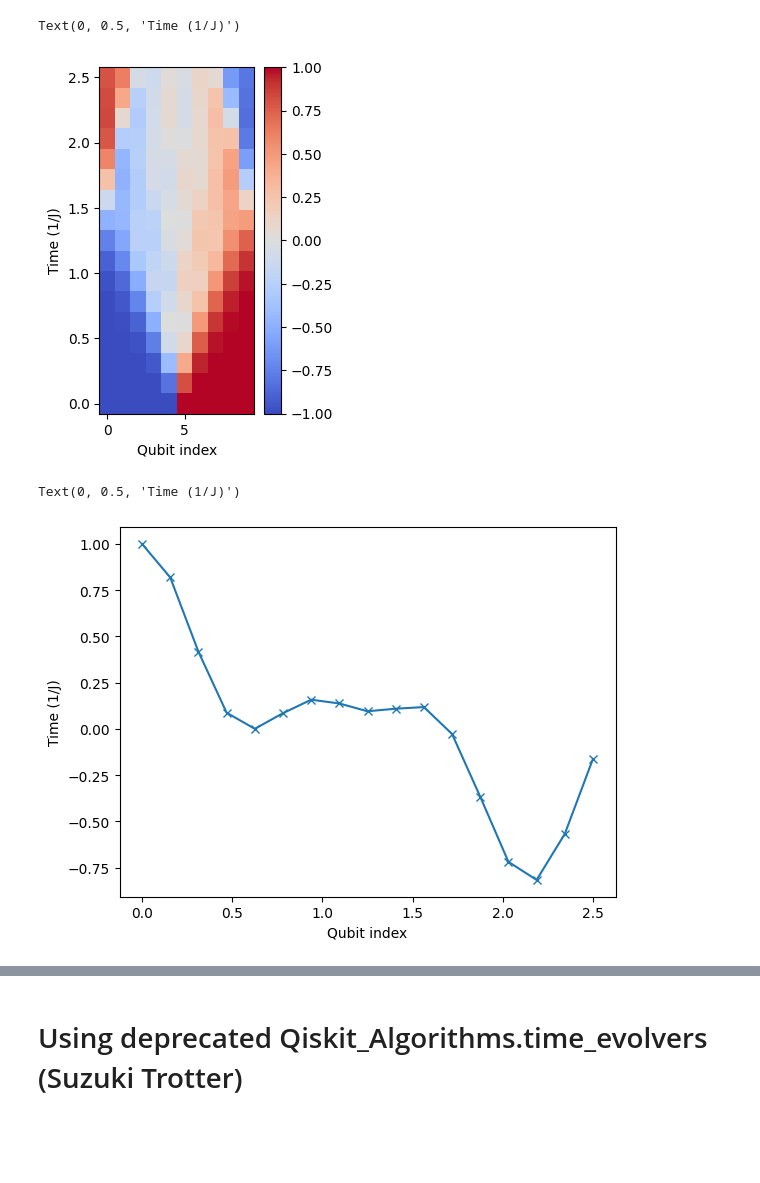
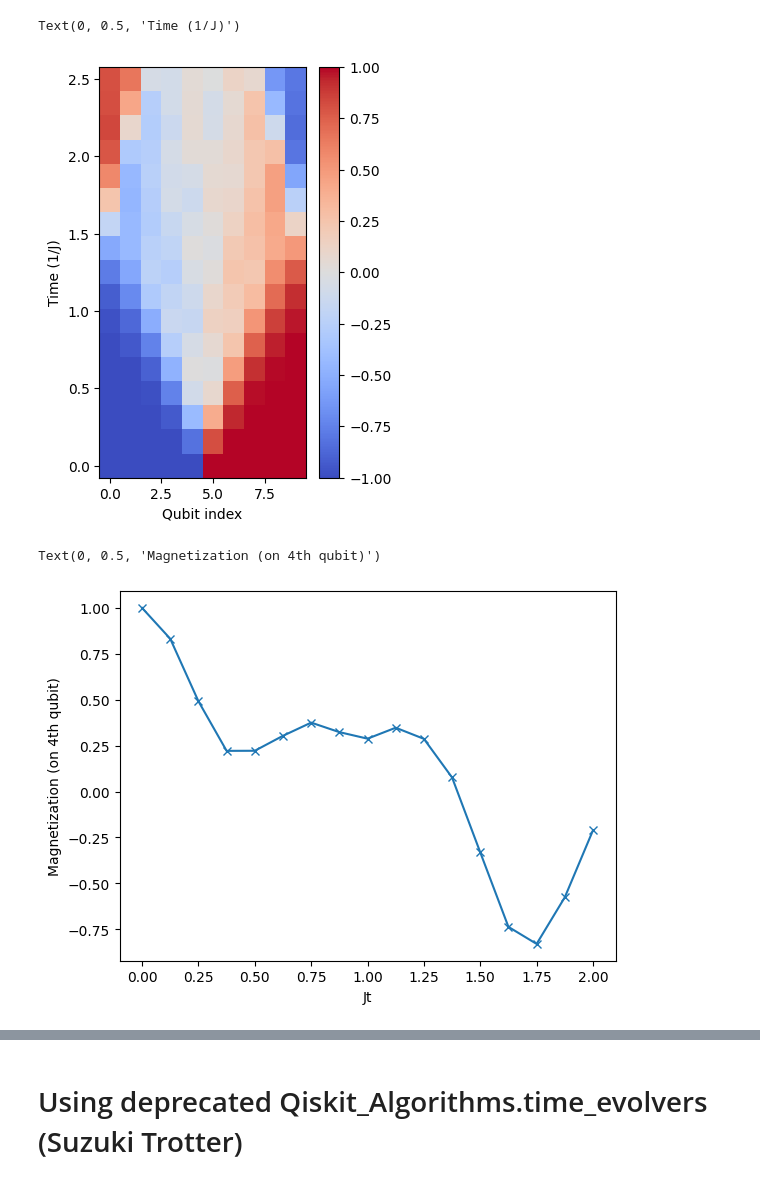
Before and after one commit to syralie/qsim-condensed-matter, a Jupyter notebook: first_paper_trial.ipynb, the cells around one changed output, grey strips where cells are left out. Cells and saved outputs as stored; diff of their text form; code cells hidden in the pictures; blank space fills up the shorter version.

```diff
--- a/first_paper_trial.ipynb
+++ b/first_paper_trial.ipynb
@@ -10,13 +18,6 @@ import numpy as np
 # %%
 def get_hamiltonian(N, J, U, h):
 
-    # List of Hamiltonian terms as 3-tuples containing
-    # (1) the Pauli string,
-    # (2) the qubit indices corresponding to the Pauli string,
-    # (3) the coefficient.
-    #ZZ_tuples = [("ZZ", [i, i + 1], -J) for i in range(0, L - 1)]
-    #Z_tuples = [("Z", [i], -h * sin(alpha)) for i in range(0, L)]
-    #X_tuples = [("X", [i], -h * cos(alpha)) for i in range(0, L)]
     tuples_1 = [("XX", [i, i + 1], -J) for i in range(0, N - 1)]
     tuples_2 = [("YY", [i, i + 1], -J) for i in range(0, N - 1)]
     tuples_3 = [("ZZ", [i, i + 1], U) for i in range(0, N - 1)]
@@ -25,4 +26,4 @@ def get_hamiltonian(N, J, U, h):
     # We create the Hamiltonian as a SparsePauliOp, via the method
     # `from_sparse_list`, and multiply by the interaction term.
     hamiltonian = SparsePauliOp.from_sparse_list([*tuples_1, *tuples_2, *tuples_3, *tuples_4], num_qubits=N)
-    return hamiltonian.simplify()
+    return hamiltonian#.simplify()
@@ -40,0 +236,11 @@ timesteps_duration = total_time/nb_timesteps
+# %%
+N = 6
+H = get_hamiltonian_symmetric(N=N, J=1, U=10, h=[1.5 * (i+1) for i in range(N)])
+
+gate = PauliEvolutionGate(H, time=timesteps_duration)
+
+st = LieTrotter(reps=2)
+circ = st.synthesize(gate)
+
+#circ.draw('mpl')
+pass_manager.run(circ).draw('mpl')
@@ -145,54 +416,58 @@ Text(0, 0.5, 'Time (1/J)')
 # %%
 N = 10
+
+'''
 H = get_hamiltonian(N=N, J=1, U=0, h=[0 for i in range(N)])
 
 gate = PauliEvolutionGate(H, time=timesteps_duration)
 
 st = SuzukiTrotter(order=4, reps=4)
+circ = st.synthesize(gate)
+'''
+
+H = get_hamiltonian_symmetric(N=N, J=1, U=0, h=[0 for i in range(N)])
+
+gate = PauliEvolutionGate(H, time=timesteps_duration)
+
+st = LieTrotter(reps=1)
 circ = st.synthesize(gate)
 
 gate = circ.to_instruction()
 
 circuits = []
 for n_steps in range(nb_timesteps+1):
     qc = QuantumCircuit(N,N)
     for i in range(int(N/2)):
         qc.x(i)
 
     for _ in range(n_steps):
         qc.append(gate, [i for i in range(N)])
 
-    circuits.append(qc)
+    circuits.append(pass_manager.run(qc))
 
-# Run the quantum circuit on a statevector simulator backend
-#backend_sim = AerSimulator.get_backend('statevector_simulator')
-
-def magnetization_ops(qubit):
-    observable = SparsePauliOp.from_sparse_list(
-    [("Z", [qubit], 1.0)], num_qubits=N
-    )
-    return observable
-
-estimator = Estimator()
+estimator = Estimator(backend=AerSimulator())
 magnetization_density=[]
 for circ in tqdm(circuits):
 
     #outputstate = Statevector(circ)
-    job = estimator.run([circ for _ in range(N)], [magnetization_ops(qubit) for qubit in range(N)])
+    pubs = [(circ, magnetization_ops(qubit, N)) for qubit in range(N)]
+    job = estimator.run(pubs)
     results = job.result()
-    mags=[results.values[i] for i in range(N)]
+    #print([results[i].data.evs for i in range(N)])
+    #mags=[results.values[i] for i in range(N)]
+    mags=[results[i].data.evs for i in range(N)]
 
     magnetization_density.append(mags)
 
 magnetization_density=np.array(magnetization_density)
 
-fig = plt.figure(figsize=(2.5,4.5), facecolor='white')
+fig = plt.figure(figsize=(10/3,16/3), facecolor='white')
 im = plt.pcolormesh(np.arange(0,N,1), [timesteps_duration * i for i in range(nb_timesteps+1)], magnetization_density, cmap='coolwarm')
 fig.colorbar(im)
 plt.xlabel('Qubit index')
 plt.ylabel('Time (1/J)')
 # %% [output]
 Text(0, 0.5, 'Time (1/J)')
-[figure, old version]
+[figure, new version]
 # %%
 N = 6
@@ -298,11 +568,11 @@ magnetization_density_5_long=np.array(magnetization_density_5_long)
 # %%
 times = np.linspace(0, total_time, nb_timesteps + 1)
 plt.plot(times, magnetization_density_3, marker="x")
-plt.xlabel('Qubit index')
-plt.ylabel('Time (1/J)')
+plt.xlabel('Jt')
+plt.ylabel('Magnetization (on 4th qubit)')
 # %% [output]
-Text(0, 0.5, 'Time (1/J)')
+Text(0, 0.5, 'Magnetization (on 4th qubit)')
-[figure, old version]
+[figure, new version]
 # %%
 times = np.linspace(0, total_time, nb_timesteps + 1)
 plt.plot(times, magnetization_density_5, marker="x")
```
Also changed, not shown: parts of 32 cells of this notebook.
